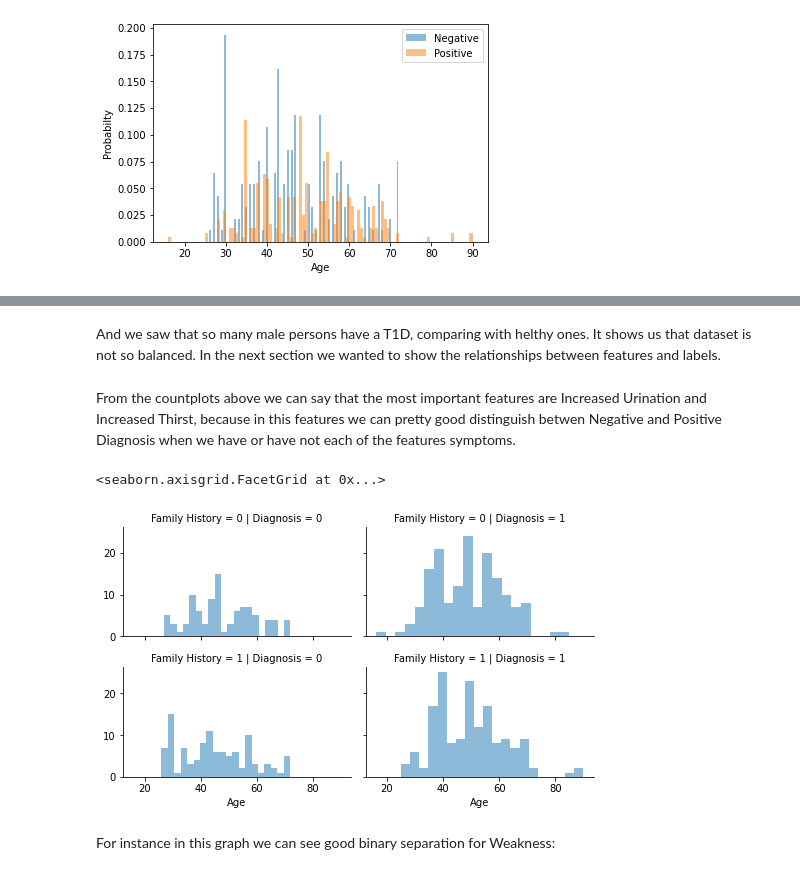
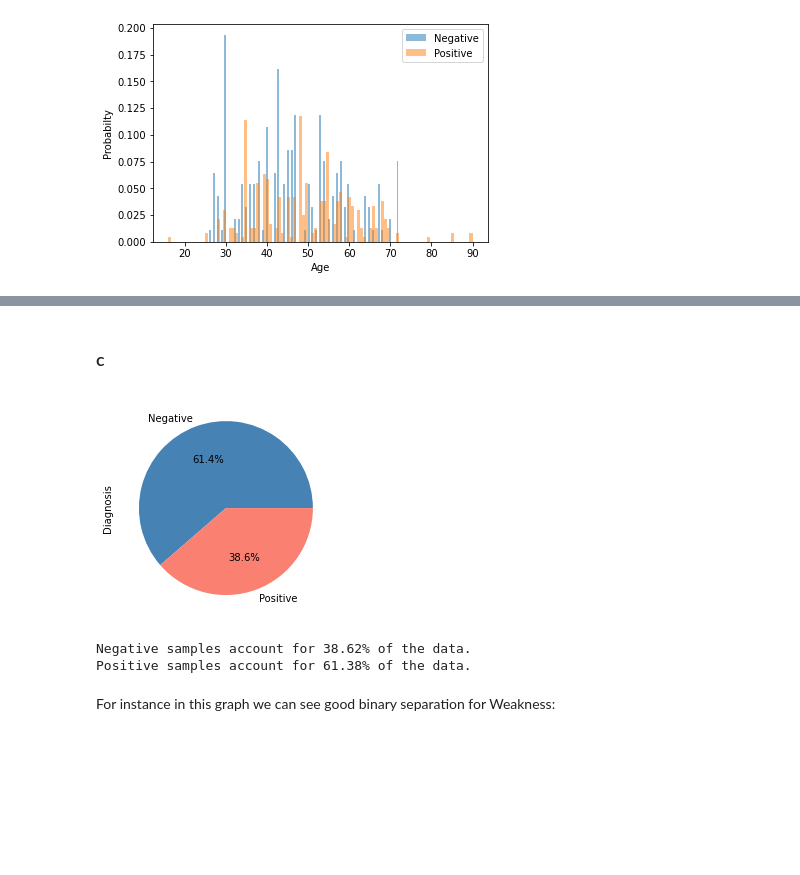
Before and after one commit to mlh-master/hw2_mlh-valeriia-adn-marina, a Jupyter notebook: HW2.ipynb, the cells around one changed output, grey strips where cells are left out. Drawn from its saved outputs; the diff is of its cells as text; code cells hidden in the pictures; blank space fills up the shorter version.

```diff
--- a/HW2.ipynb
+++ b/HW2.ipynb
@@ -238,14 +212,14 @@ _ = ax.set_title('Male')
-# %% [markdown]
-And we saw that so many male persons have a T1D, comparing with helthy ones. It shows us that dataset is not so balanced.
-In the next section we wanted to show the relationships between features and labels.
-# %% [markdown]
-From the countplots above we can say that the most important features are Increased Urination and Increased Thirst, because in this features we can pretty good distinguish betwen Negative and Positive Diagnosis when we have or have not each of the features symptoms.
-# %%
-grid = sns.FacetGrid(data, col='Diagnosis', row='Family History', size=2.2, aspect=1.6)
-grid.map(plt.hist, 'Age', alpha=.5, bins=20)
-grid.add_legend()
-# %% [output]
-<seaborn.axisgrid.FacetGrid at 0x...>
-[figure, removed]
+# %% [markdown]
+### c
+# %%
+
+data['Diagnosis'].value_counts().plot(kind="pie", labels=['Negative','Positive'], colors = ['steelblue', 'salmon'], autopct='%1.1f%%')
+plt.show()
+print("Negative samples account for " + str("{0:.2f}".format(100 * len(idx_2) / len(diag_state))) + "% of the data.")
+print("Positive samples account for " + str("{0:.2f}".format(100 * len(idx_1) / len(diag_state))) + "% of the data.")
+# %% [output]
+[figure, added]
+Negative samples account for 38.62% of the data.
+Positive samples account for 61.38% of the data.
 # %% [markdown]
 For instance in this graph we can see good binary separation for Weakness:
```
Also changed, not shown: parts of 67 cells of this notebook, 2 other files.
